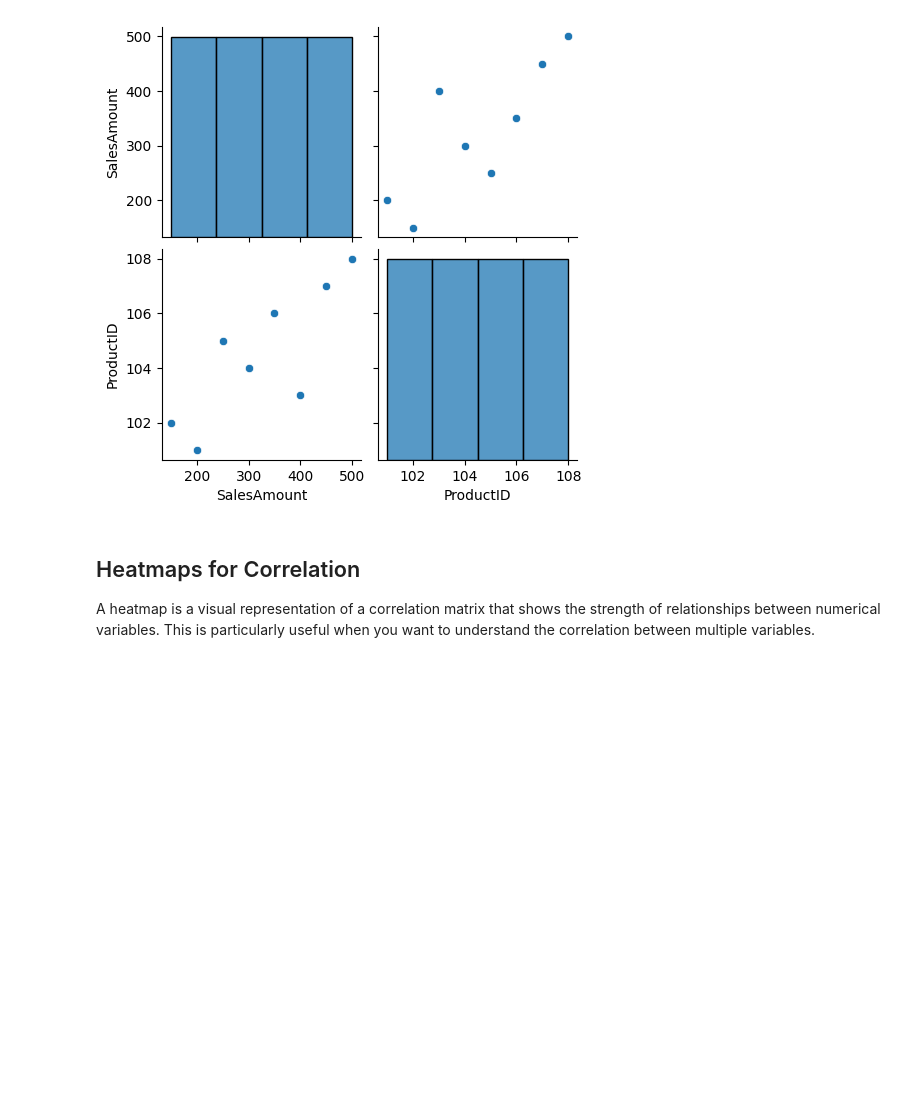
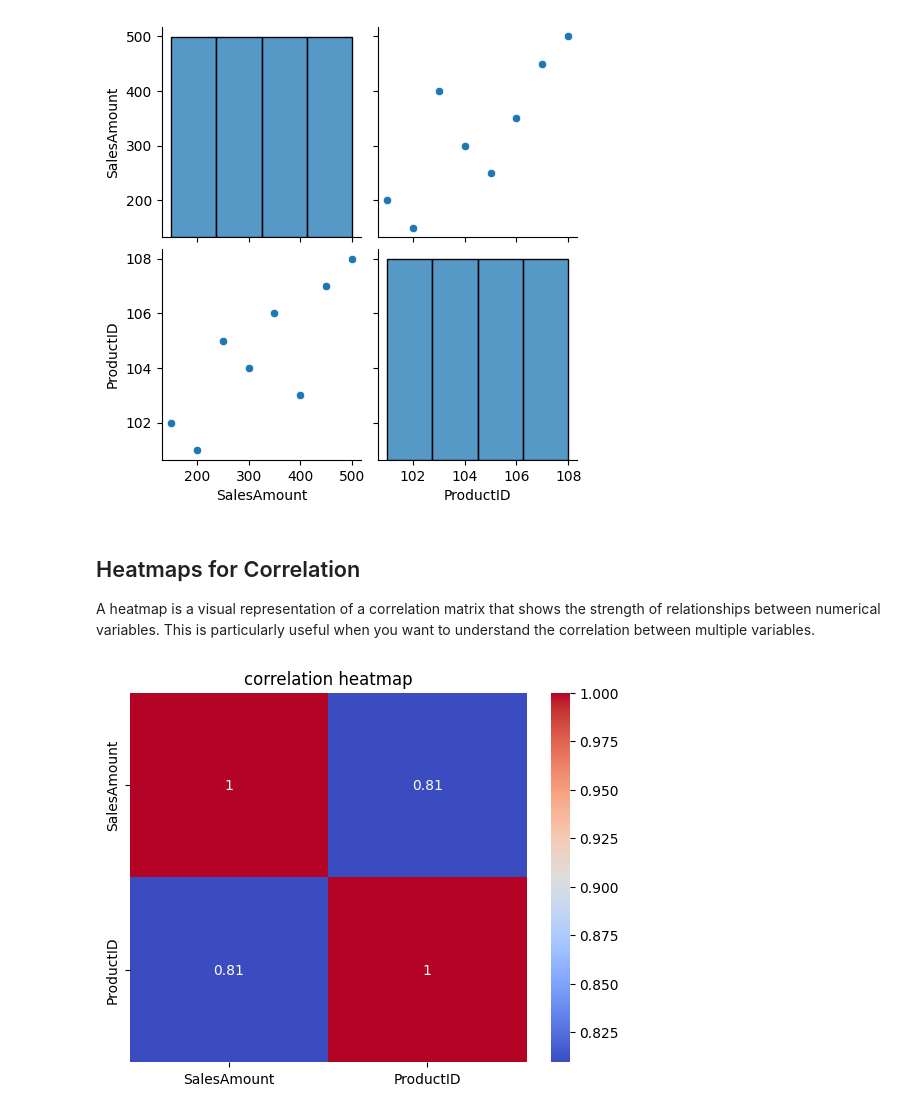
Before and after one commit to ayoub22222222/python_data_analysis_notes, a Jupyter notebook: Exploratory_Data_Analysis/Untitled.ipynb, the cells around one changed output. Cells and saved outputs as stored; diff of their text form; code cells hidden in the pictures; blank space fills up the shorter version.

```diff
--- a/Exploratory_Data_Analysis/Untitled.ipynb
+++ b/Exploratory_Data_Analysis/Untitled.ipynb
@@ -104,6 +104,9 @@ A heatmap is a visual representation of a correlation matrix that shows the stre
 # %%
 # corellation matrics
 corr_matrix = df.corr()
 # Heatmap of the correlation matrix
-sns.heatmap(corr_matrix, annot=True, camp='coolwarm')
-plt.title('correlation heat')
+sns.heatmap(corr_matrix, annot=True, cmap='coolwarm')
+plt.title('correlation heatmap')
+plt.show()
+# %% [output]
+[figure, added]
```
Also changed, not shown: 2 other files.
